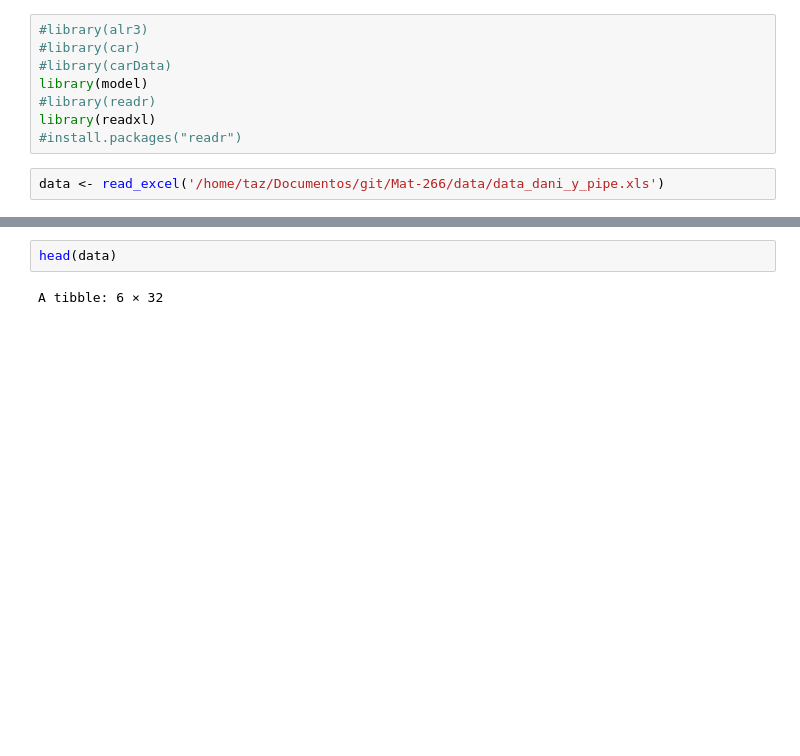
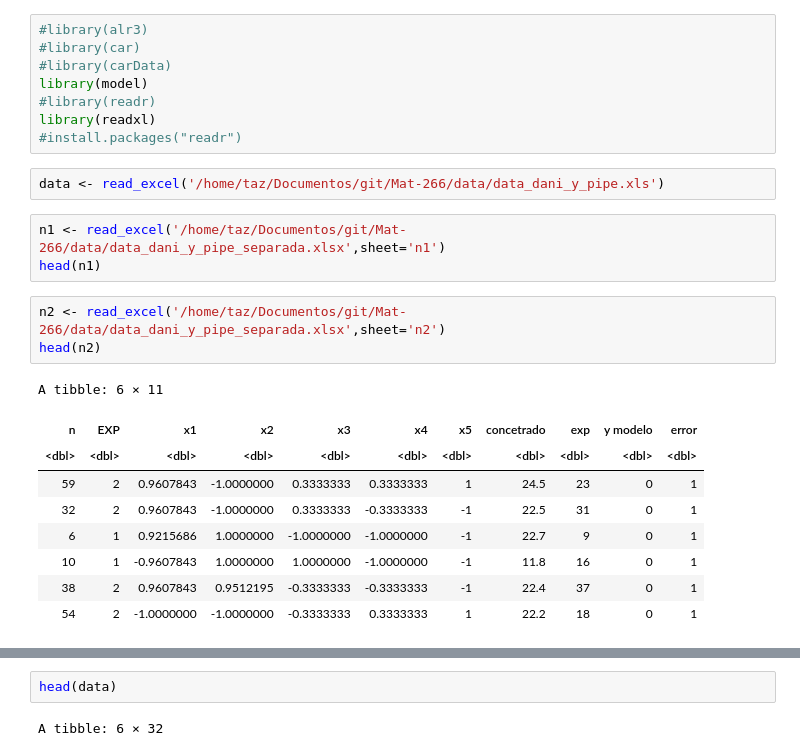
Before and after one commit to Taz-Ricardo/Mat-266, a Jupyter notebook: Ayuda dani.ipynb, the cells around one changed output, grey strips where cells are left out. Saved outputs shown, nothing was run; the diff lists cells and outputs as text; blank space fills up the shorter version.

Commit message:
modelos separados saturados agregados

```diff
--- a/Ayuda dani.ipynb
+++ b/Ayuda dani.ipynb
@@ -8,3 +8,19 @@ library(readxl)
 #install.packages("readr")
 # %%
 data <- read_excel('/home/taz/Documentos/git/Mat-266/data/data_dani_y_pipe.xls')
+# %%
+n1 <- read_excel('/home/taz/Documentos/git/Mat-266/data/data_dani_y_pipe_separada.xlsx',sheet='n1')
+head(n1)
+# %%
+n2 <- read_excel('/home/taz/Documentos/git/Mat-266/data/data_dani_y_pipe_separada.xlsx',sheet='n2')
+head(n2)
+# %% [output]
+A tibble: 6 × 11
+| n | EXP | x1 | x2 | x3 | x4 | x5 | concetrado | exp | y modelo | error |
+| <dbl> | <dbl> | <dbl> | <dbl> | <dbl> | <dbl> | <dbl> | <dbl> | <dbl> | <dbl> | <dbl> |
+| 59 | 2 | 0.9607843 | -1.0000000 | 0.3333333 | 0.3333333 | 1 | 24.5 | 23 | 0 | 1 |
+| 32 | 2 | 0.9607843 | -1.0000000 | 0.3333333 | -0.3333333 | -1 | 22.5 | 31 | 0 | 1 |
+| 6 | 1 | 0.9215686 | 1.0000000 | -1.0000000 | -1.0000000 | -1 | 22.7 | 9 | 0 | 1 |
+| 10 | 1 | -0.9607843 | 1.0000000 | 1.0000000 | -1.0000000 | -1 | 11.8 | 16 | 0 | 1 |
+| 38 | 2 | 0.9607843 | 0.9512195 | -0.3333333 | -0.3333333 | -1 | 22.4 | 37 | 0 | 1 |
+| 54 | 2 | -1.0000000 | -1.0000000 | -0.3333333 | 0.3333333 | 1 | 22.2 | 18 | 0 | 1 |
```
Also changed, not shown: parts of 6 cells of this notebook, 2 other files.
